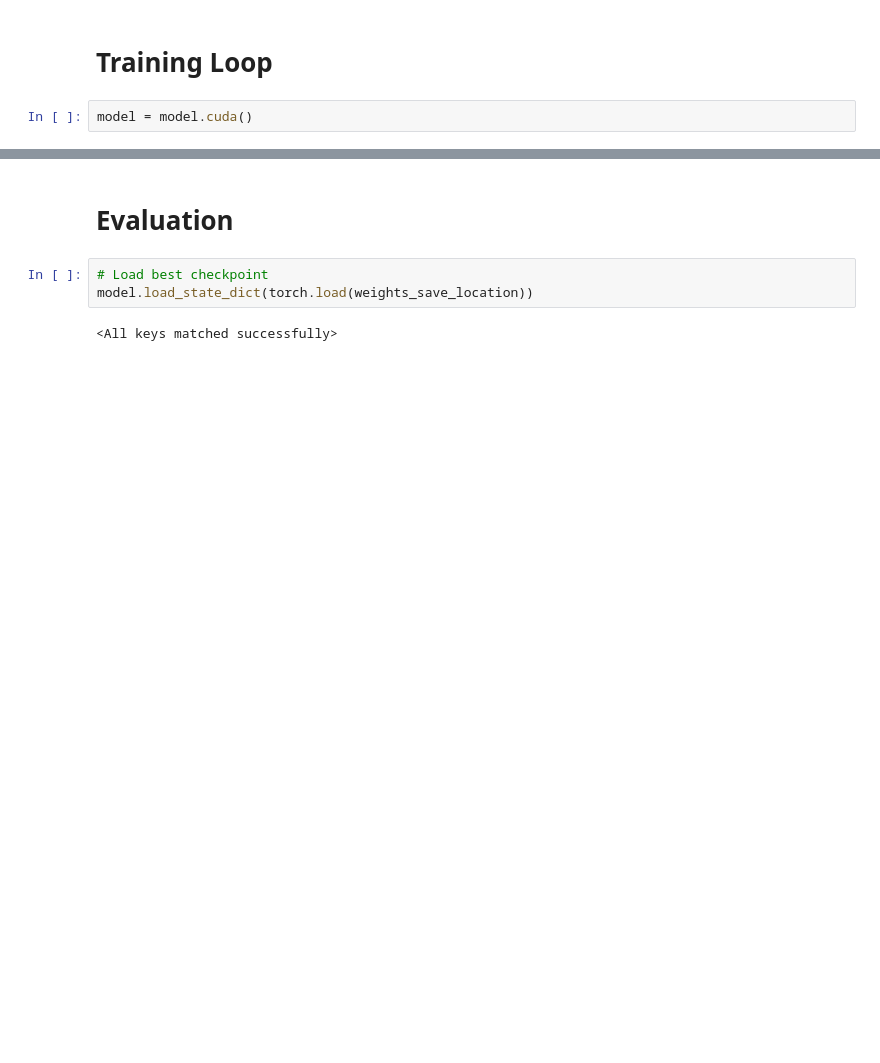
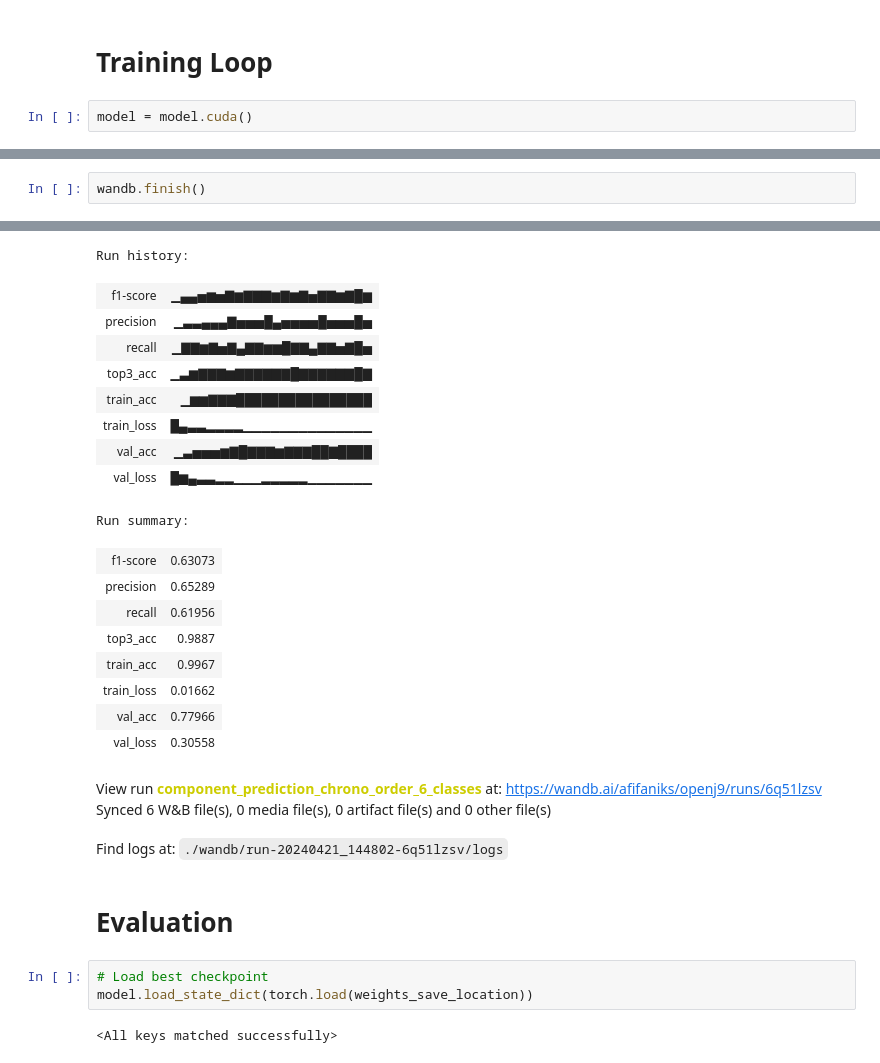
Before and after one commit to afifaniks/triagerX, a Jupyter notebook: notebook/openj9/deberta_component_training.ipynb, the cells around one changed output, grey strips where cells are left out. Cells and saved outputs as stored; diff of their text form; blank space fills up the shorter version.

Commit message:
Train deberta with openj9 custom dataset

```diff
--- a/notebook/openj9/deberta_component_training.ipynb
+++ b/notebook/openj9/deberta_component_training.ipynb
@@ -586,0 +586,3 @@ KeyboardInterrupt:
+# %%
+wandb.finish()
+# %% [output]
@@ -587,3 +590,24 @@ KeyboardInterrupt:
+Run history:
+| f1-score | ▁▄▄▅▆▅▇▆▇▇▇▆▇▆▇▅▇▇▆▇█▆ |
+| precision | ▁▃▃▄▄▄▇▅▅▅█▄▅▅▅▅█▅▅▅█▅ |
+| recall | ▁▇▇▆▇▅▇▄▇▇▆▆█▇▇▄▇▇▅▇█▅ |
+| top3_acc | ▁▃▆▇▇▇▆▇▇▇▇▇▇█▇▇▇▇▇▇█▇ |
+| train_acc | ▁▆▆▇▇▇████████████████ |
+| train_loss | █▄▃▃▂▂▂▂▁▁▁▁▁▁▁▁▁▁▁▁▁▁ |
+| val_acc | ▁▃▅▅▅▆▇█▇▇▇▆▇▇▇██▇████ |
+| val_loss | █▆▄▃▃▂▂▁▁▁▂▂▂▂▂▁▁▁▁▁▁▁ |
+Run summary:
+| f1-score | 0.63073 |
+| precision | 0.65289 |
+| recall | 0.61956 |
+| top3_acc | 0.9887 |
+| train_acc | 0.9967 |
+| train_loss | 0.01662 |
+| val_acc | 0.77966 |
+| val_loss | 0.30558 |
+View run component_prediction_chrono_order_6_classes at: https://wandb.ai/afifaniks/openj9/runs/6q51lzsv
+Synced 6 W&B file(s), 0 media file(s), 0 artifact file(s) and 0 other file(s)
+Find logs at: ./wandb/run-20240421_144802-6q51lzsv/logs
 # %% [markdown]
 # Evaluation
 # %%
```
Also changed, not shown: parts of 43 cells of this notebook.
